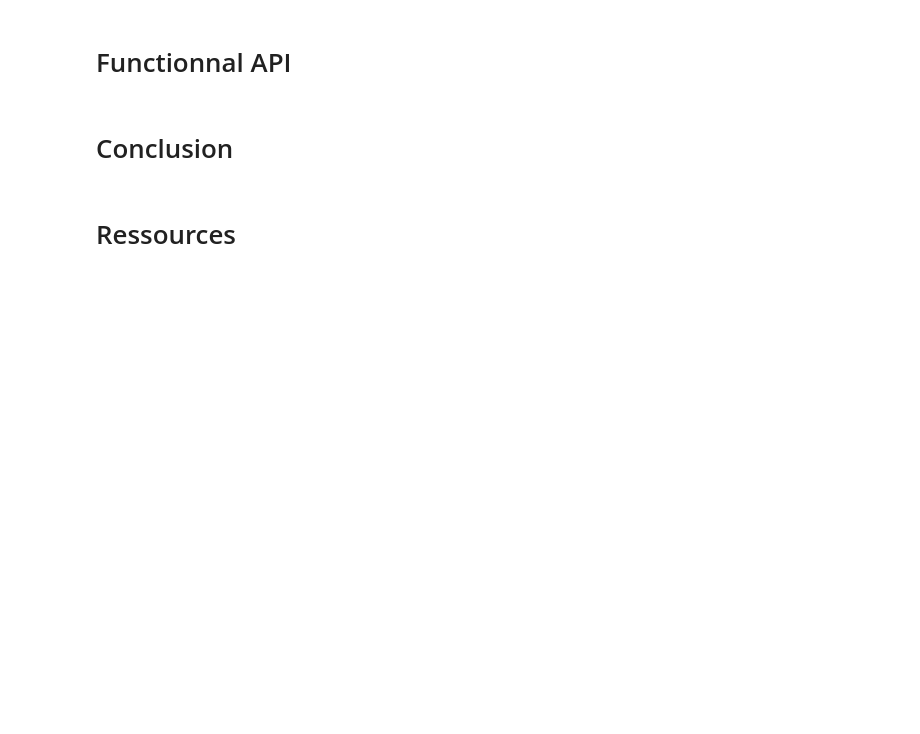
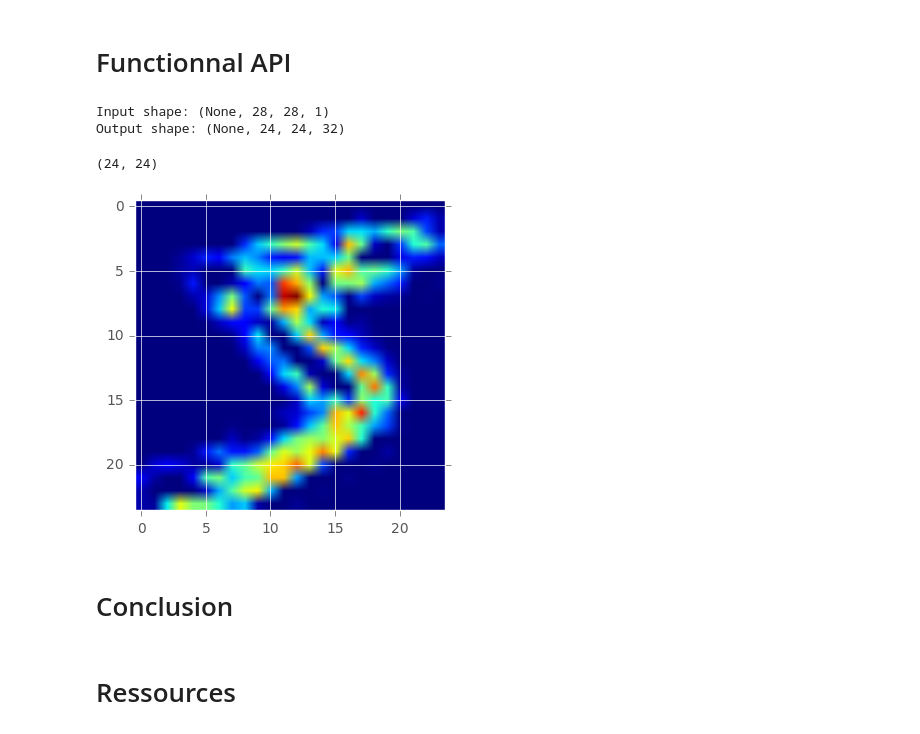
Before and after one commit to tboquet/presentations, a Jupyter notebook: Keras_intro.ipynb, the cells around one changed output. Saved outputs shown, nothing was run; the diff lists cells and outputs as text; code cells hidden in the pictures; blank space fills up the shorter version.

```diff
--- a/Keras_intro.ipynb
+++ b/Keras_intro.ipynb
@@ -219,3 +258,37 @@ Epoch 12/12
+# %%
+mp = MaxPooling2D(pool_size=pool_size)
+do_1 = Dropout(0.25)
+
+fl = Flatten()
+dense_1 = Dense(128)
+act_1 = Activation('relu')
+do_2 = Dropout(0.5)
+dense_out = Dense(nb_classes)
+out_act = Activation('softmax')
+# %%
+def make_feature_extractor(inputs, layers):
+    x = layers[0](inputs)
+    for layer in layers[1:]:
+        x = layer(x)
+    return Model(inputs, x, name='Feature extractor')
+# %%
+feature_extractor = make_feature_extractor(inputs, [conv_1, act_1, conv_2, act_2])
+print('Input shape: {}'.format(feature_extractor.input_shape))
+print('Output shape: {}'.format(feature_extractor.output_shape))
+# %% [output]
+Input shape: (None, 28, 28, 1)
+Output shape: (None, 24, 24, 32)
+# %%
+p_0 = feature_extractor.predict(X_train[:1][:, :, :, None])
+# %%
+p_0[0][:, :, 0].shape
+# %% [output]
+(24, 24)
+# %%
+plt.imshow(p_0[0][:, :, 0])
+plt.show()
+# %% [output]
+[figure, added]
 # %% [markdown]
 # Conclusion
 # %% [markdown]
```
Also changed, not shown: parts of 9 cells of this notebook.
